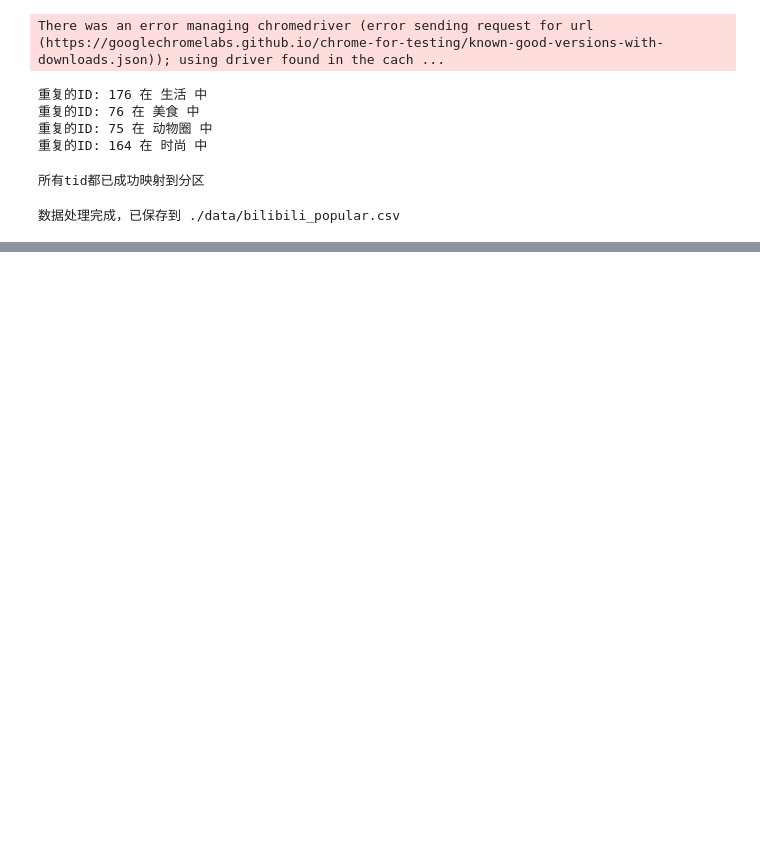
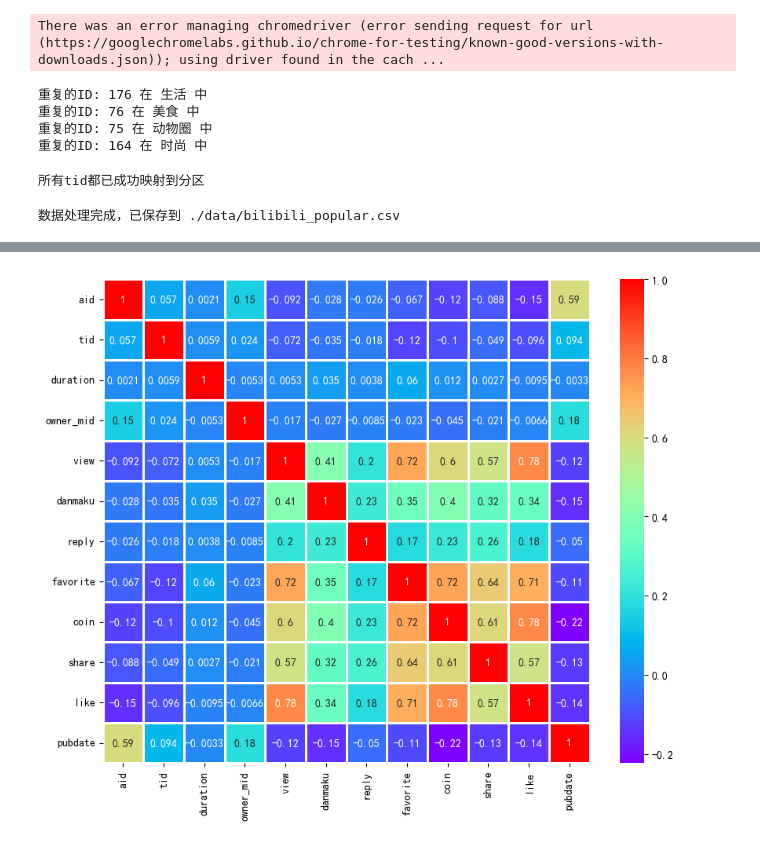
Before and after one commit to YifeiShi0076/bilibili_popular, a Jupyter notebook: code.ipynb, the cells around one changed output, grey strips where cells are left out. Drawn from its saved outputs; the diff is of its cells as text; code cells hidden in the pictures; blank space fills up the shorter version.

```diff
--- a/code.ipynb
+++ b/code.ipynb
@@ -16,3 +16,16 @@ import urllib.parse
 import json
 from selenium.webdriver.chrome.service import Service
 from selenium.webdriver.common.by import By
+
+import matplotlib
+import numpy as np
+from matplotlib import rcParams
+rcParams['animation.embed_limit'] = 50  # 设置限制为 50 MB
+import matplotlib.pyplot as plt
+import seaborn as sns
+from matplotlib.animation import FuncAnimation
+from IPython.display import HTML
+from mpl_toolkits.mplot3d import axes3d
+
+plt.rcParams['font.sans-serif']=['SimHei']
+plt.rcParams['axes.unicode_minus']=False
@@ -454,0 +472,3 @@ print("数据处理完成，已保存到 ./data/bilibili_popular.csv")
+# %%
+data = pd.read_csv("./data/bilibili_popular.csv", encoding='utf_8_sig')
+data.info()
@@ -454,0 +493,7 @@ print("数据处理完成，已保存到 ./data/bilibili_popular.csv")
+# %%
+sns.heatmap(data.select_dtypes('number').corr(),annot=True,cmap='rainbow',linewidth=2)
+fig=plt.gcf()
+fig.set_size_inches(10,8)
+plt.show()
+# %% [output]
+[figure, added]
```
Also changed, not shown: parts of 14 cells of this notebook.
